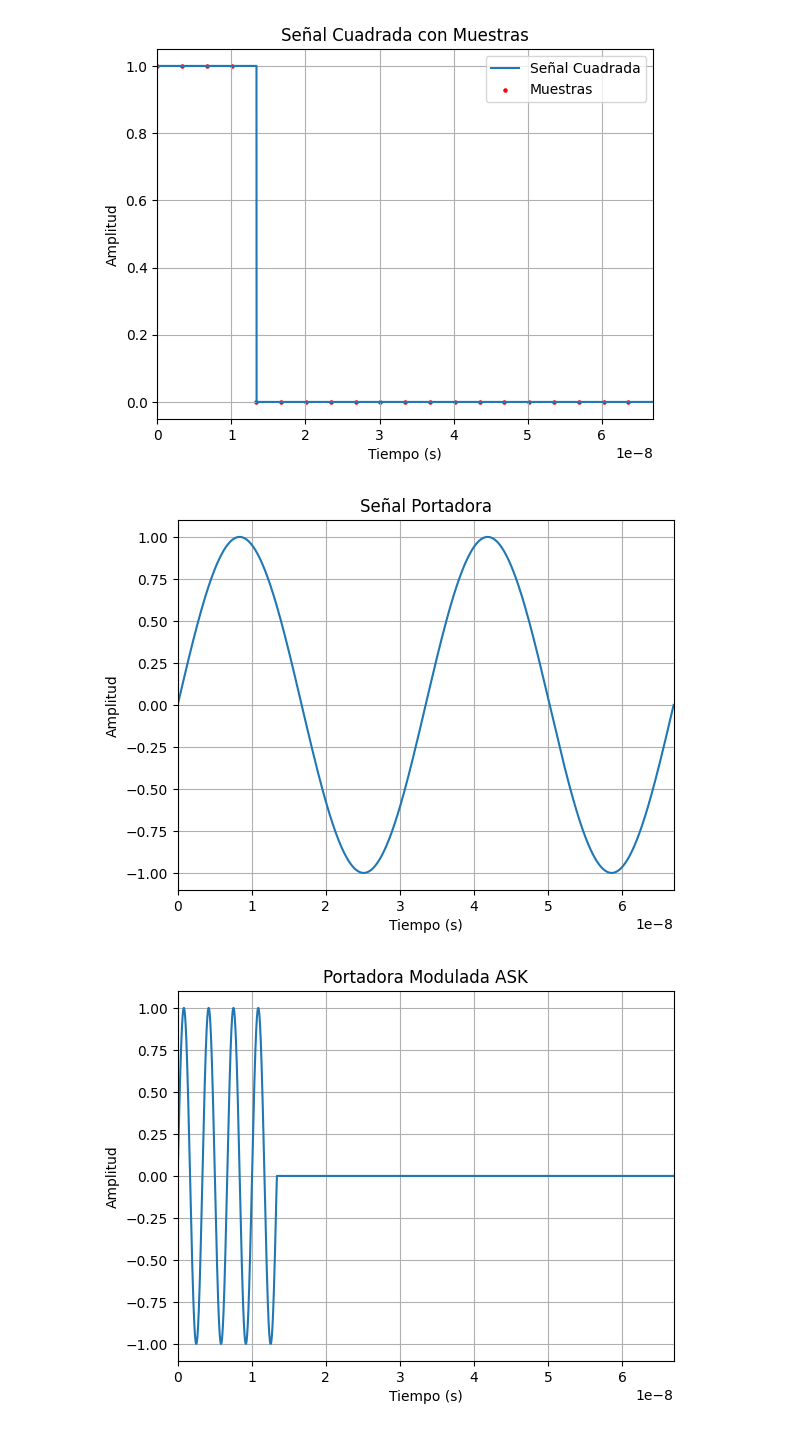
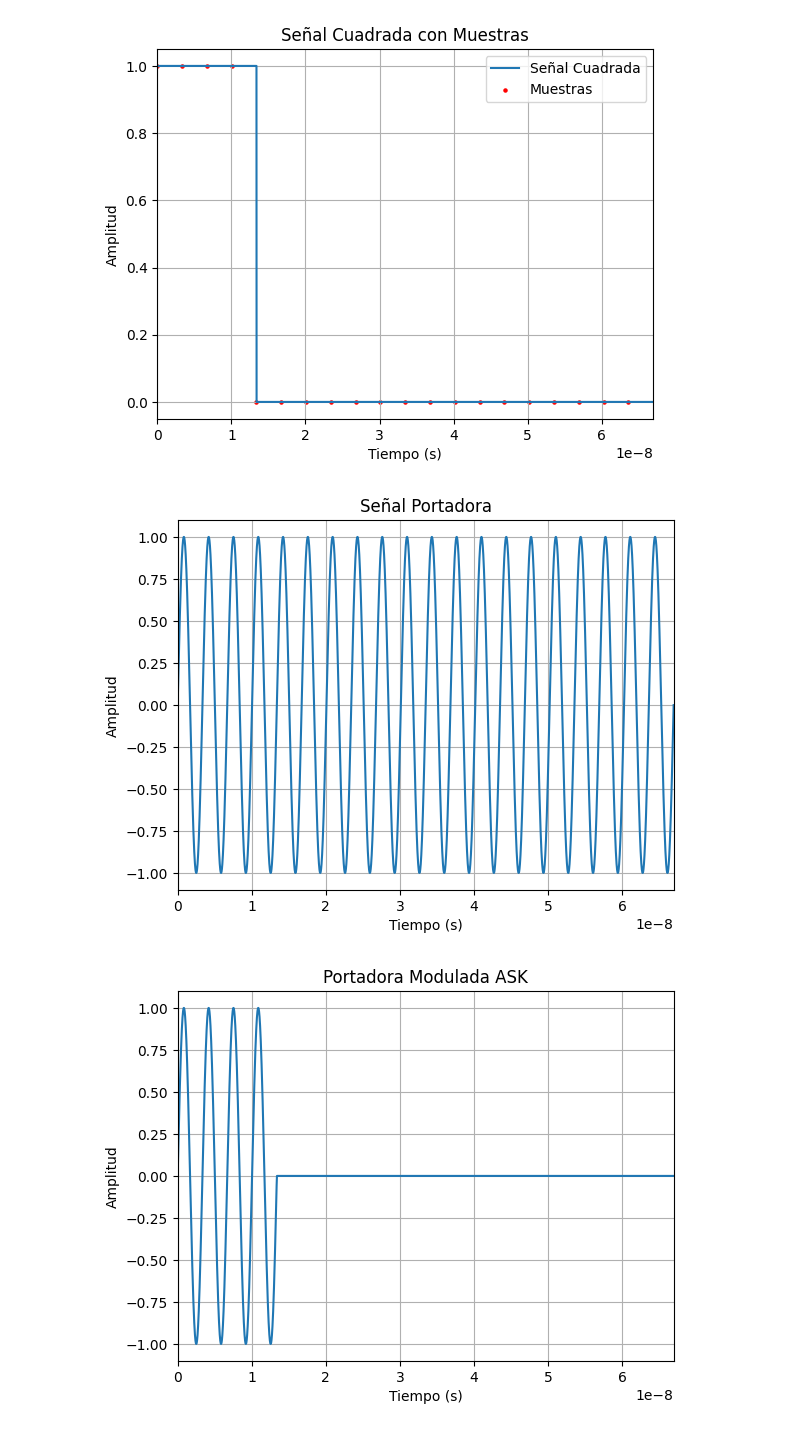
Before and after one commit to FedeArnaudo/RadarPulsado, a Jupyter notebook: Radar_v4.ipynb, the cells around one changed output. Drawn from its saved outputs; the diff is of its cells as text; code cells hidden in the pictures.

```diff
--- a/Radar_v4.ipynb
+++ b/Radar_v4.ipynb
@@ -84,28 +84,28 @@ plt.show()
 # %%
 # Señal Portadora
 
 # Parámetros de la señal
 A = 1.0                 # Amplitud
 f = PRF * 20            # Frecuencia de la señal (para una longitud de onda de 1 micrómetro)
 T = 1/f
 duration = PRI * 10     # Duración de la señal en segundos
 
 # Crear el vector de tiempo
-ts = np.linspace(0, duration, Muestras, endpoint=False)
+#ts = np.linspace(0, duration, Muestras, endpoint=False)
 
 # Crear la señal sinusoidal
-Tx = A * np.sin(2 * np.pi * f * t)
+portadora = A * np.sin(2 * np.pi * f * t)
 
 # Graficar la señal
-plt.plot(ts, Tx)
+plt.plot(t, portadora)
 plt.xlabel('Tiempo (s)')
 plt.ylabel('Amplitud')
 plt.title('Señal Portadora')
 plt.xlim(0, PRI)
 plt.grid(True)
 plt.show()
 # %% [output]
-[figure, old version]
+[figure, new version]
 # %%
 # Simulacion Señal a Transmitir
 
```
Also changed, not shown: parts of 7 cells of this notebook.
